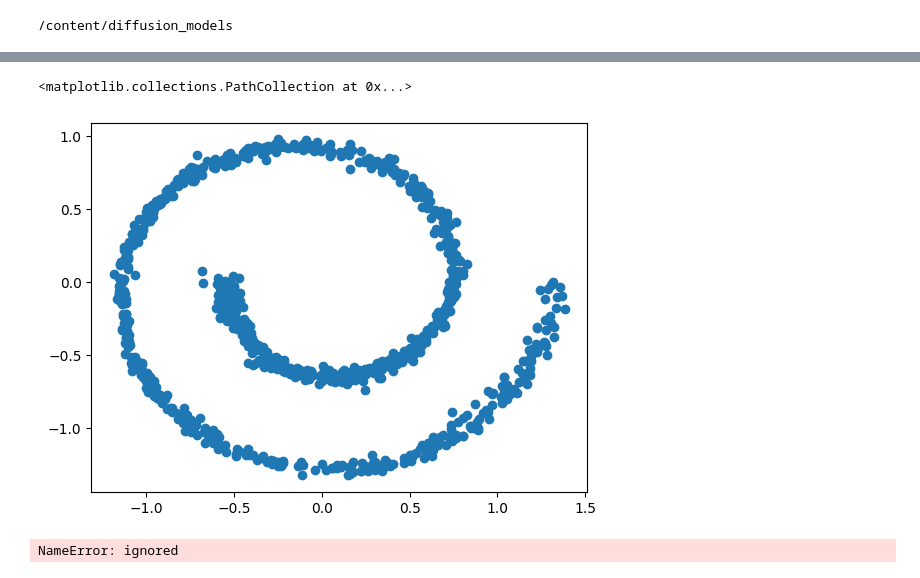
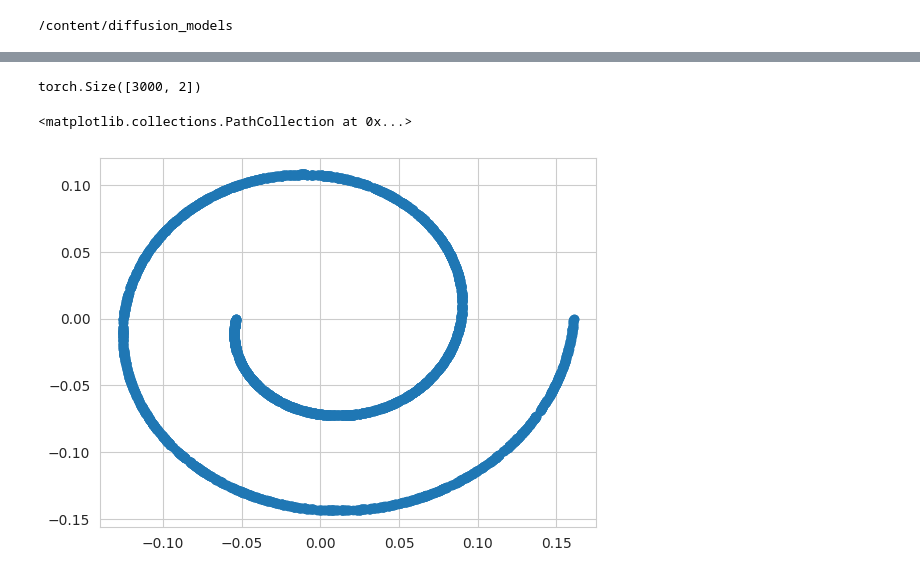
Before and after one commit to arturovallemacias/diffusion_models, a Jupyter notebook: reverse_me.ipynb, the cells around one changed output, grey strips where cells are left out. Cells and saved outputs as stored; diff of their text form; code cells hidden in the pictures.

```diff
--- a/reverse_me.ipynb
+++ b/reverse_me.ipynb
@@ -86,6 +76,0 @@ torch.Size([64, 2])
-# %%
-torch.set_printoptions(precision=6, sci_mode=False)
-x0 =  sample_batch(3000)
-print(x0.shape)
-t = 1
-plt.scatter(x0[:, 0].data.numpy(), x0[:, 1].data.numpy())
@@ -233,0 +249,15 @@ torch.Size([1000, 2])
+# %%
+device = 'cuda'
+x0 = sample_batch(3000).to(device)
+mlp_model = MLP(hidden_dim=128).to(device)
+print(mlp_model)
+
+model = DiffusionModel(40, mlp_model, device)
+
+
+forw = model.forward_process(x0, 38)
+
+print(forw)
+#optimizer = torch.optim.Adam(mlp_model.parameters(), lr=1e-4)
+
+#train(model, optimizer, 64_000, 300_000, device)
@@ -233,0 +285,17 @@ torch.Size([1000, 2])
+# %%
+import seaborn as sns
+# Configuración de estilo de Seaborn (opcional)
+sns.set_style("whitegrid")
+
+# Crear un gráfico de línea utilizando Seaborn
+plt.figure(figsize=(10, 6))
+sns.lineplot(x=range(len(forw)), y=forw)
+sns.scatterplot(x=range(len(forw)), y=forw, marker='o', color='red')
+
+# Configuración de etiquetas y título
+plt.xlabel("Índice")
+plt.ylabel("Valor")
+plt.title("Visualización del Tensor 'betas'")
+
+# Mostrar el gráfico
+plt.show()
@@ -234,11 +304,9 @@ torch.Size([1000, 2])
+# %%
+x0.shape
+# %% [output]
+torch.Size([3000, 2])
 # %%
-t = 10
-plt.scatter(samples[t][:, 0].data.numpy(), samples[t][:, 1].data.numpy())
+plt.scatter(forw[:, 0].data.cpu().numpy(), forw[:, 1].data.cpu().numpy())
 # %% [output]
 <matplotlib.collections.PathCollection at 0x...>
-[figure, old version]
+[figure, new version]
-# %%
-print(xT.mean(0))
-print(xT.std(0))
-# %% [output]
-NameError: ignored
```
Also changed, not shown: parts of 22 cells of this notebook.
